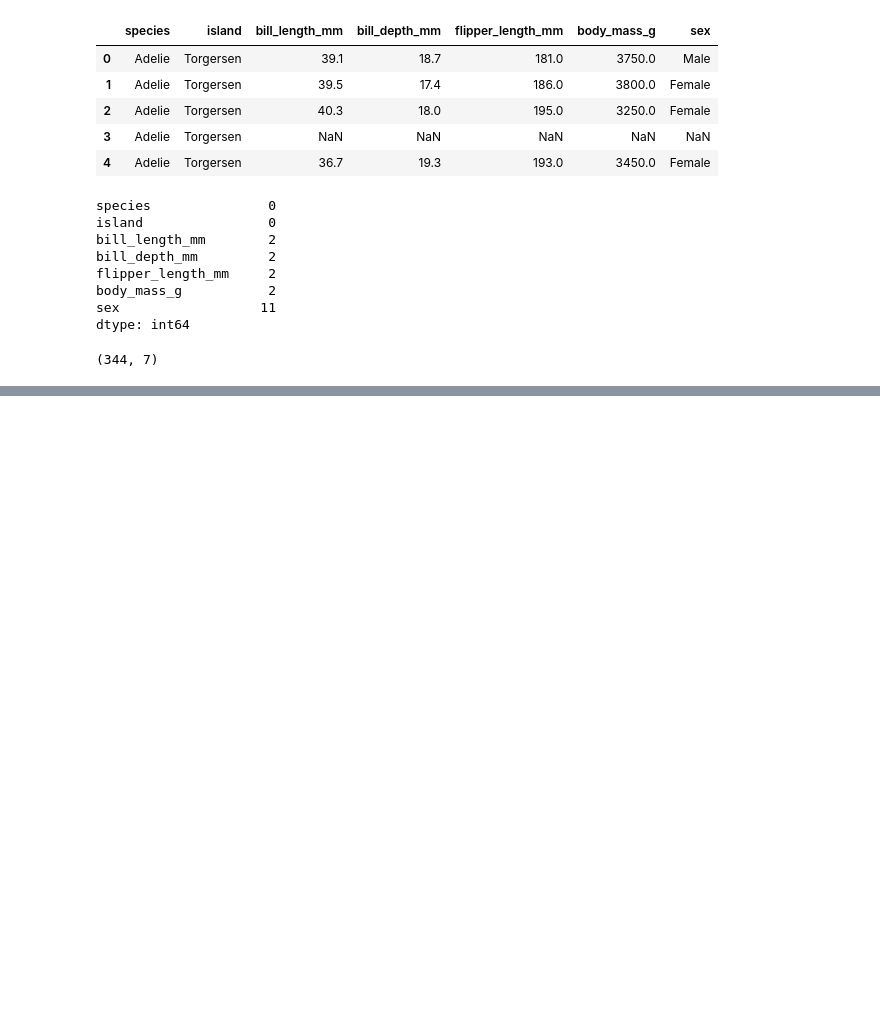
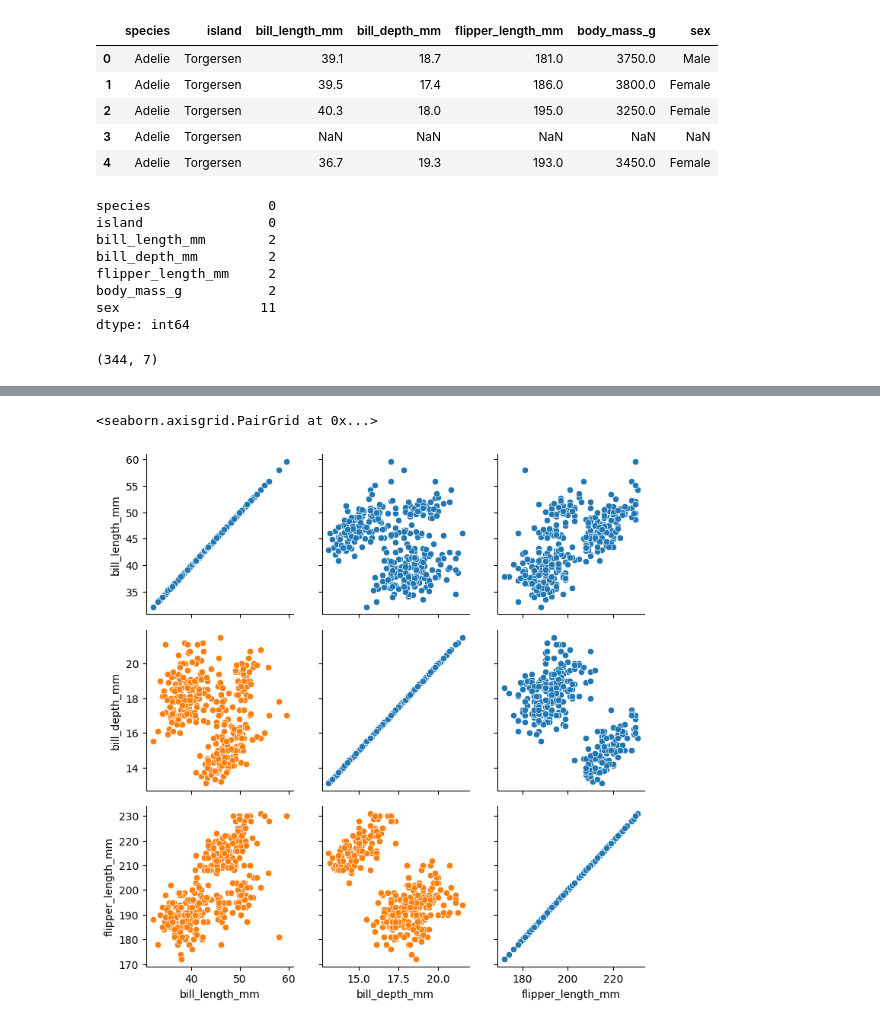
Before and after one commit to Kundyyz/Python-seminar, a Jupyter notebook: Untitled0.ipynb, the cells around one changed output, grey strips where cells are left out. Drawn from its saved outputs; the diff is of its cells as text; code cells hidden in the pictures; blank space fills up the shorter version.

```diff
--- a/Untitled0.ipynb
+++ b/Untitled0.ipynb
@@ -271,0 +306,8 @@ penguins.dropna(inplace=True)
+# %%
+ col= ['island',	'bill_length_mm',	'bill_depth_mm',	'flipper_length_mm']
+ g = sns.PairGrid(penguins[col])
+ g.map(sns.scatterplot)
+ g.map_lower(sns.scatterplot)
+# %% [output]
+<seaborn.axisgrid.PairGrid at 0x...>
+[figure, added]
```
Also changed, not shown: parts of 13 cells of this notebook.
